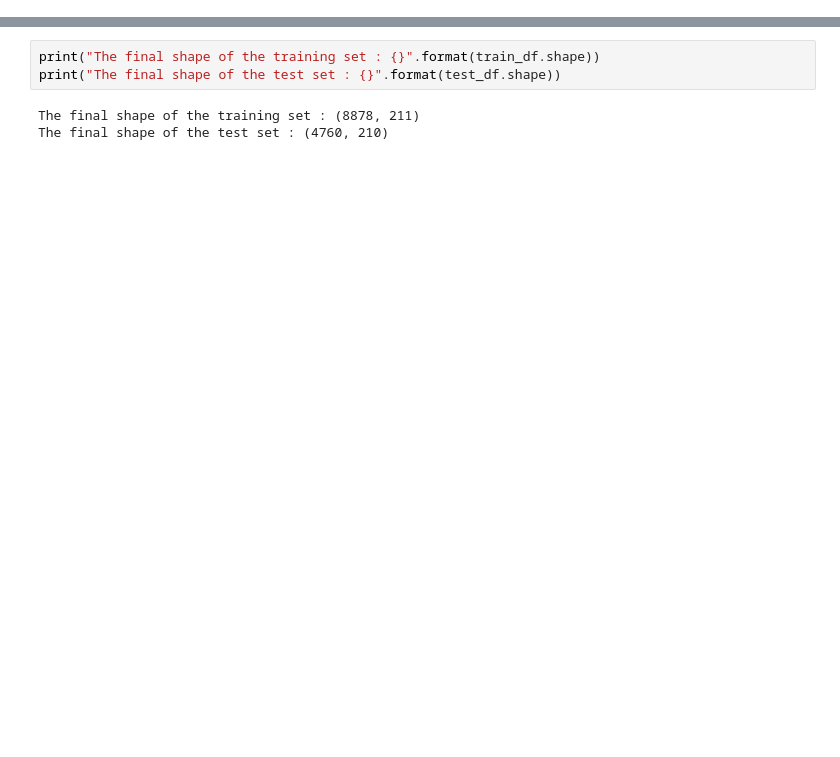
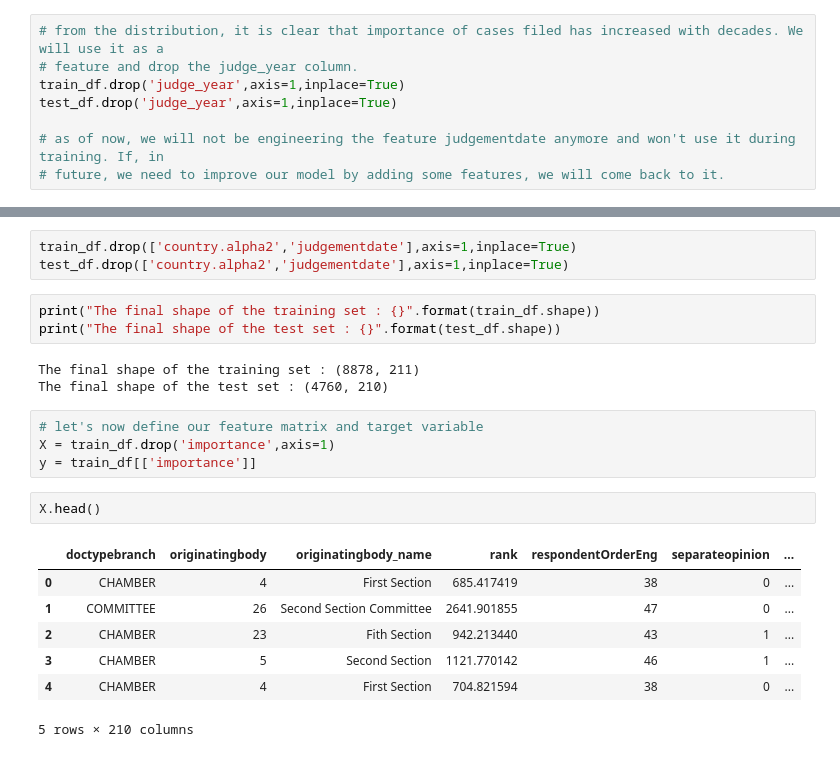
Before and after one commit to nabanitarimpi/customer-grievance-prediction, a Jupyter notebook: predict_grievance.ipynb, the cells around one changed output, grey strips where cells are left out. Saved outputs shown, nothing was run; the diff lists cells and outputs as text; blank space fills up the shorter version.

```diff
--- a/predict_grievance.ipynb
+++ b/predict_grievance.ipynb
@@ -1140,2 +1192,10 @@ unique values in the col judgementyear in the test set : [1961, 1968, 1970, 1972
+# %%
+# from the distribution, it is clear that importance of cases filed has increased with decades. We will use it as a
+# feature and drop the judge_year column.
+train_df.drop('judge_year',axis=1,inplace=True)
+test_df.drop('judge_year',axis=1,inplace=True)
+
+# as of now, we will not be engineering the feature judgementdate anymore and won't use it during training. If, in
+# future, we need to improve our model by adding some features, we will come back to it.
 # %%
 # Let's now drop cols with high cardinality
@@ -1149,6 +1210,23 @@ cardinality of originatingbody_name is 13
+# %%
+train_df.drop(['country.alpha2','judgementdate'],axis=1,inplace=True)
+test_df.drop(['country.alpha2','judgementdate'],axis=1,inplace=True)
 # %%
 print("The final shape of the training set : {}".format(train_df.shape))
 print("The final shape of the test set : {}".format(test_df.shape))
 # %% [output]
 The final shape of the training set : (8878, 211)
 The final shape of the test set : (4760, 210)
+# %%
+# let's now define our feature matrix and target variable
+X = train_df.drop('importance',axis=1)
+y = train_df[['importance']]
+# %%
+X.head()
+# %% [output]
+|  | doctypebranch | originatingbody | originatingbody_name | rank | respondentOrderEng | separateopinion | ... |
+| 0 | CHAMBER | 4 | First Section | 685.417419 | 38 | 0 | ... |
+| 1 | COMMITTEE | 26 | Second Section Committee | 2641.901855 | 47 | 0 | ... |
+| 2 | CHAMBER | 23 | Fith Section | 942.213440 | 43 | 1 | ... |
+| 3 | CHAMBER | 5 | Second Section | 1121.770142 | 46 | 1 | ... |
+| 4 | CHAMBER | 4 | First Section | 704.821594 | 38 | 0 | ... |
+5 rows × 210 columns
```
Also changed, not shown: parts of 9 cells of this notebook.
